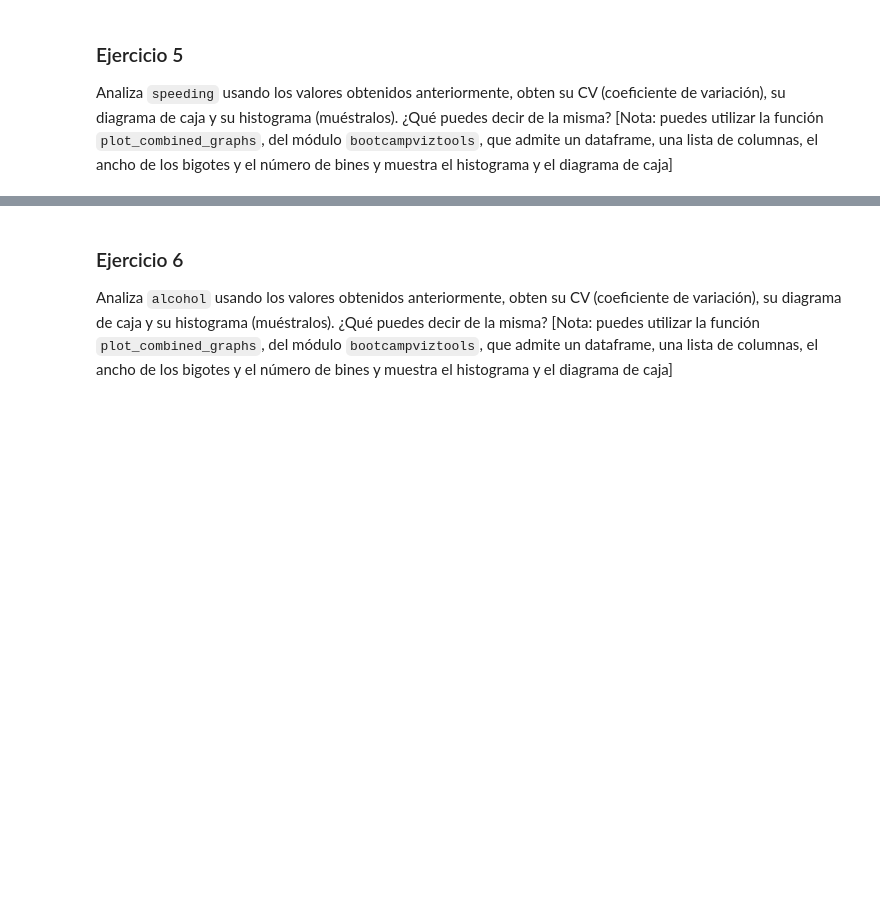
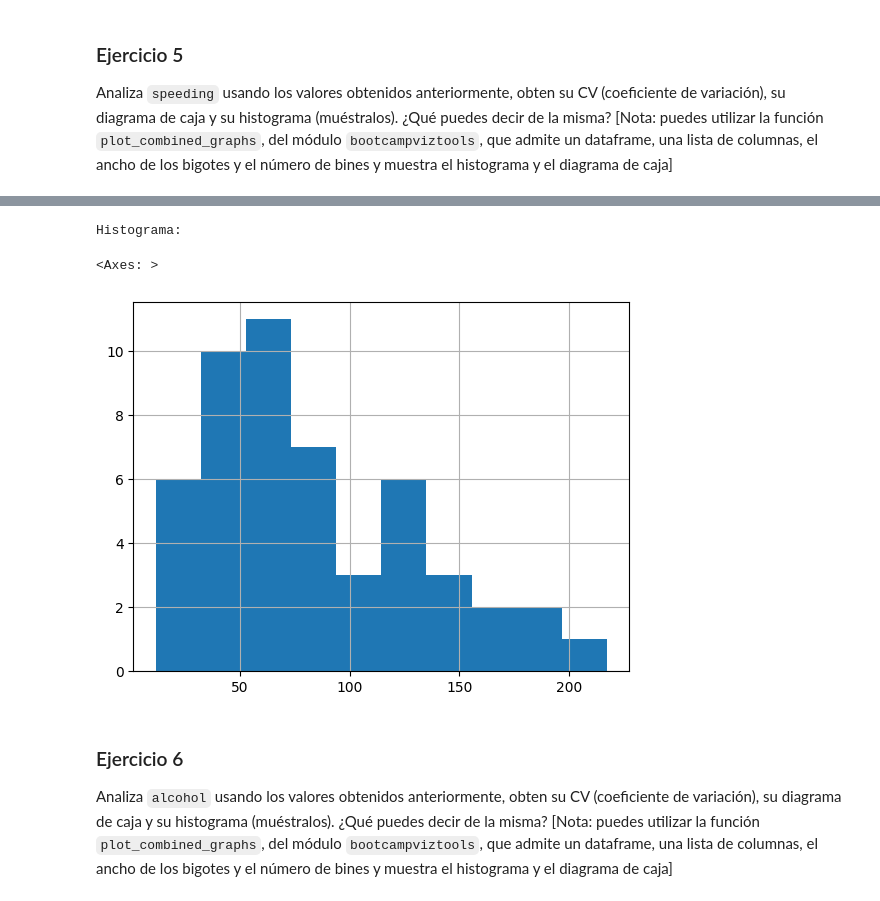
Before and after one commit to PepeReinaCampo/ONLINE_DS_THEBRIDGE_PEPE-REINA, a Jupyter notebook: sprint_7/unidad_1/no_obligatorio/11_Ejercicios_Analisis_Univariante_II.ipynb, the cells around one changed output, grey strips where cells are left out. Drawn from its saved outputs; the diff is of its cells as text; code cells hidden in the pictures; blank space fills up the shorter version.

```diff
--- a/sprint_7/unidad_1/no_obligatorio/11_Ejercicios_Analisis_Univariante_II.ipynb
+++ b/sprint_7/unidad_1/no_obligatorio/11_Ejercicios_Analisis_Univariante_II.ipynb
@@ -93,3 +331,11 @@ Analiza `speeding` usando los valores obtenidos anteriormente, obten su CV (coef
+# %%
+print('Histograma:')
+print()
+chocasos['Velocidad_total'].hist()
+# %% [output]
+Histograma:
+<Axes: >
+[figure, added]
 # %% [markdown]
 ### Ejercicio 6
 
```
Also changed, not shown: parts of 20 cells of this notebook.
